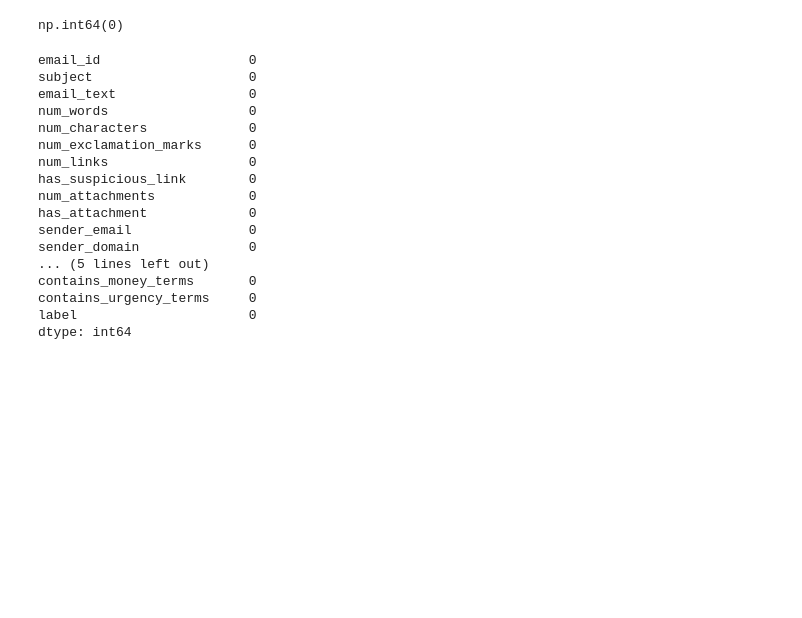
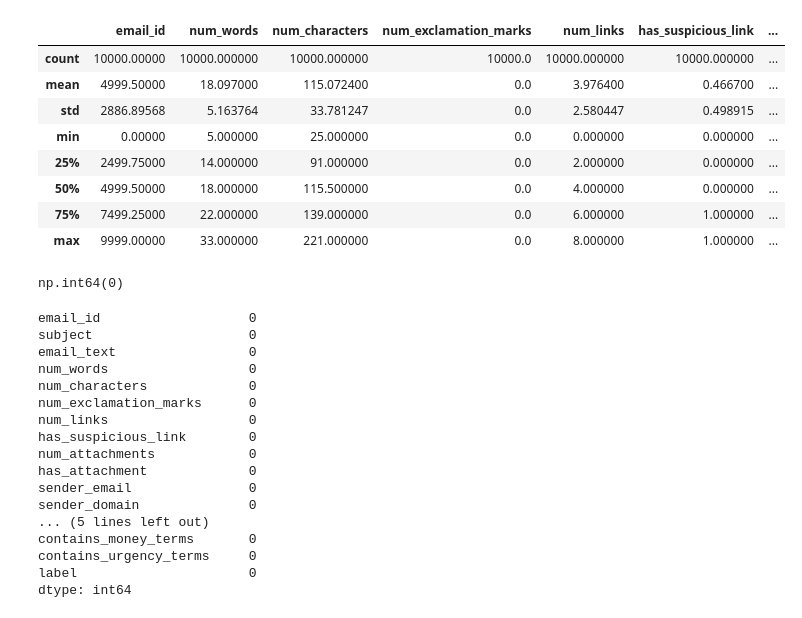
Before and after one commit to bainamagdy/NLP-Project, a Jupyter notebook: Untitled-1.ipynb, the cells around one changed output. Drawn from its saved outputs; the diff is of its cells as text; code cells hidden in the pictures; blank space fills up the shorter version.

```diff
--- a/Untitled-1.ipynb
+++ b/Untitled-1.ipynb
@@ -14,3 +55,15 @@ data.head()
+# %%
+data.describe()
+# %% [output]
+|  | email_id | num_words | num_characters | num_exclamation_marks | num_links | has_suspicious_link | ... |
+| count | 10000.00000 | 10000.000000 | 10000.000000 | 10000.0 | 10000.000000 | 10000.000000 | ... |
+| mean | 4999.50000 | 18.097000 | 115.072400 | 0.0 | 3.976400 | 0.466700 | ... |
+| std | 2886.89568 | 5.163764 | 33.781247 | 0.0 | 2.580447 | 0.498915 | ... |
+| min | 0.00000 | 5.000000 | 25.000000 | 0.0 | 0.000000 | 0.000000 | ... |
+| 25% | 2499.75000 | 14.000000 | 91.000000 | 0.0 | 2.000000 | 0.000000 | ... |
+| 50% | 4999.50000 | 18.000000 | 115.500000 | 0.0 | 4.000000 | 0.000000 | ... |
+| 75% | 7499.25000 | 22.000000 | 139.000000 | 0.0 | 6.000000 | 1.000000 | ... |
+| max | 9999.00000 | 33.000000 | 221.000000 | 0.0 | 8.000000 | 1.000000 | ... |
 # %%
 data.duplicated().sum()
 # %% [output]
```
Also changed, not shown: parts of 29 cells of this notebook, 2 other files.
